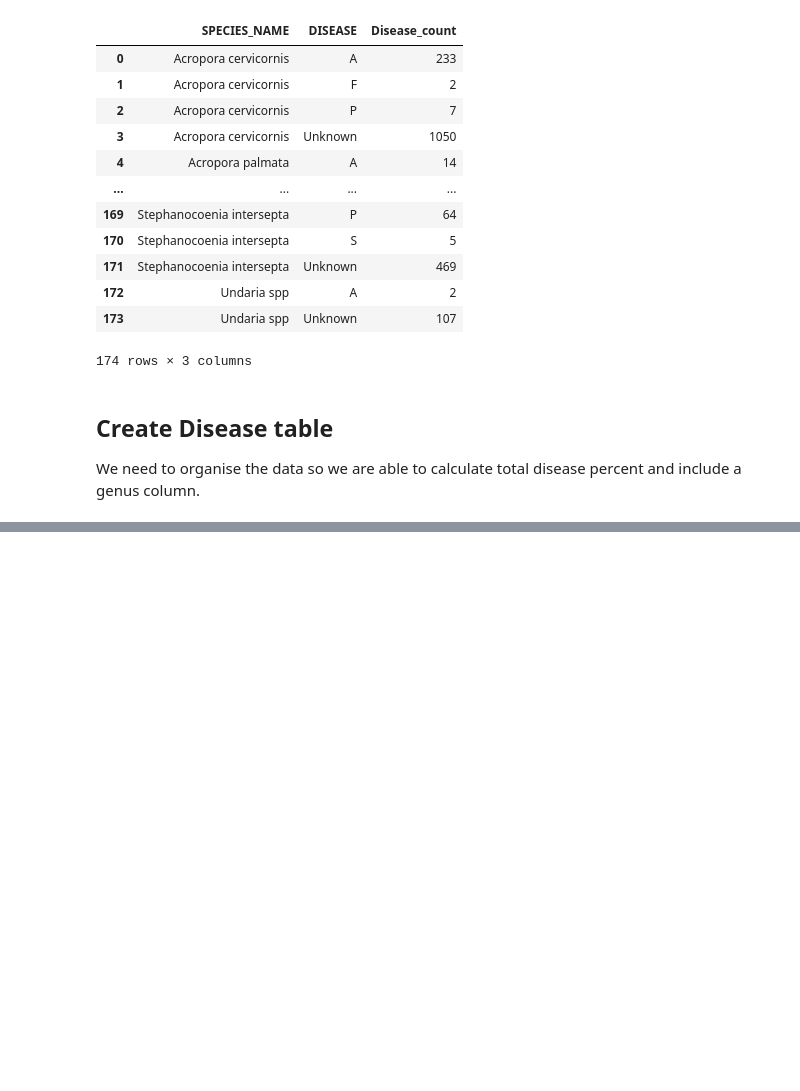
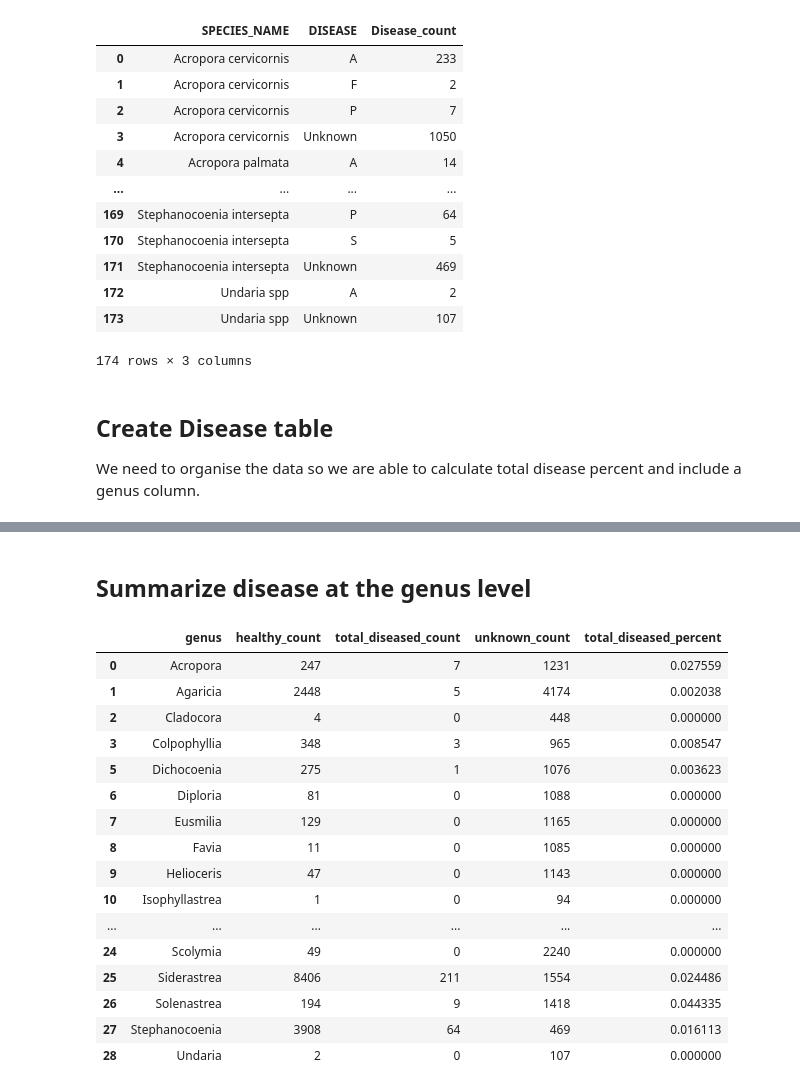
Before and after one commit to exhgphan/Coral_Disease_Datasets, a Jupyter notebook: Disease_Data/Scripts/NCRMP_Florida.ipynb, the cells around one changed output, grey strips where cells are left out. Saved outputs shown, nothing was run; the diff lists cells and outputs as text; code cells hidden in the pictures; blank space fills up the shorter version.

```diff
--- a/Disease_Data/Scripts/NCRMP_Florida.ipynb
+++ b/Disease_Data/Scripts/NCRMP_Florida.ipynb
@@ -140,0 +141,30 @@ disease_table.to_csv("../Processed_Data/NCRMP_Florida_corals.csv",index_label="s
+# %% [markdown]
+## Summarize disease at the genus level
+# %%
+final_column_names = ['genus', 'healthy_count', 'total_diseased_count','unknown_count']
+
+genus_table = disease_table.loc[:,final_column_names]
+genus_table = genus_table.groupby('genus')['healthy_count','total_diseased_count','unknown_count'].sum().reset_index()
+genus_table['total_diseased_percent'] = genus_table['total_diseased_count']/(genus_table['healthy_count'] + genus_table['total_diseased_count'])
+genus_table = genus_table.dropna()
+genus_table.to_csv("../Processed_Data/per_genus_disease_data/NCRMP_Florida_corals.csv",index_label="genus")
+
+genus_table
+# %% [output]
+|  | genus | healthy_count | total_diseased_count | unknown_count | total_diseased_percent |
+| 0 | Acropora | 247 | 7 | 1231 | 0.027559 |
+| 1 | Agaricia | 2448 | 5 | 4174 | 0.002038 |
+| 2 | Cladocora | 4 | 0 | 448 | 0.000000 |
+| 3 | Colpophyllia | 348 | 3 | 965 | 0.008547 |
+| 5 | Dichocoenia | 275 | 1 | 1076 | 0.003623 |
+| 6 | Diploria | 81 | 0 | 1088 | 0.000000 |
+| 7 | Eusmilia | 129 | 0 | 1165 | 0.000000 |
+| 8 | Favia | 11 | 0 | 1085 | 0.000000 |
+| 9 | Helioceris | 47 | 0 | 1143 | 0.000000 |
+| 10 | Isophyllastrea | 1 | 0 | 94 | 0.000000 |
+| ... | ... | ... | ... | ... | ... |
+| 24 | Scolymia | 49 | 0 | 2240 | 0.000000 |
+| 25 | Siderastrea | 8406 | 211 | 1554 | 0.024486 |
+| 26 | Solenastrea | 194 | 9 | 1418 | 0.044335 |
+| 27 | Stephanocoenia | 3908 | 64 | 469 | 0.016113 |
+| 28 | Undaria | 2 | 0 | 107 | 0.000000 |
```
Also changed, not shown: parts of 3 cells of this notebook, 3 other files.
